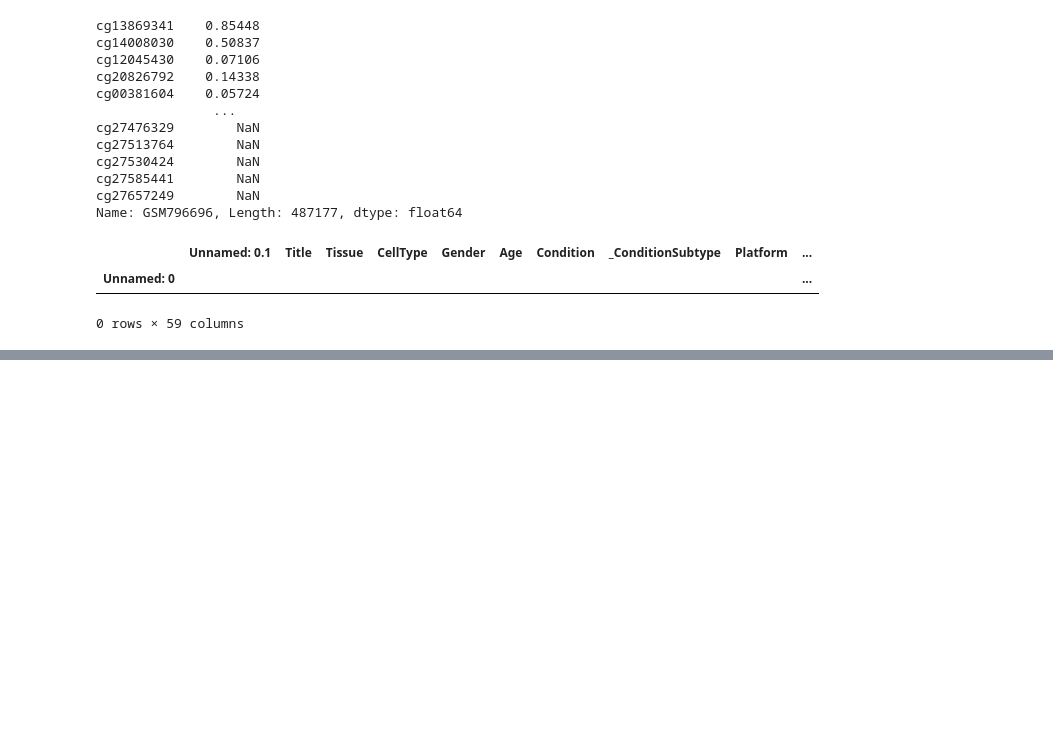
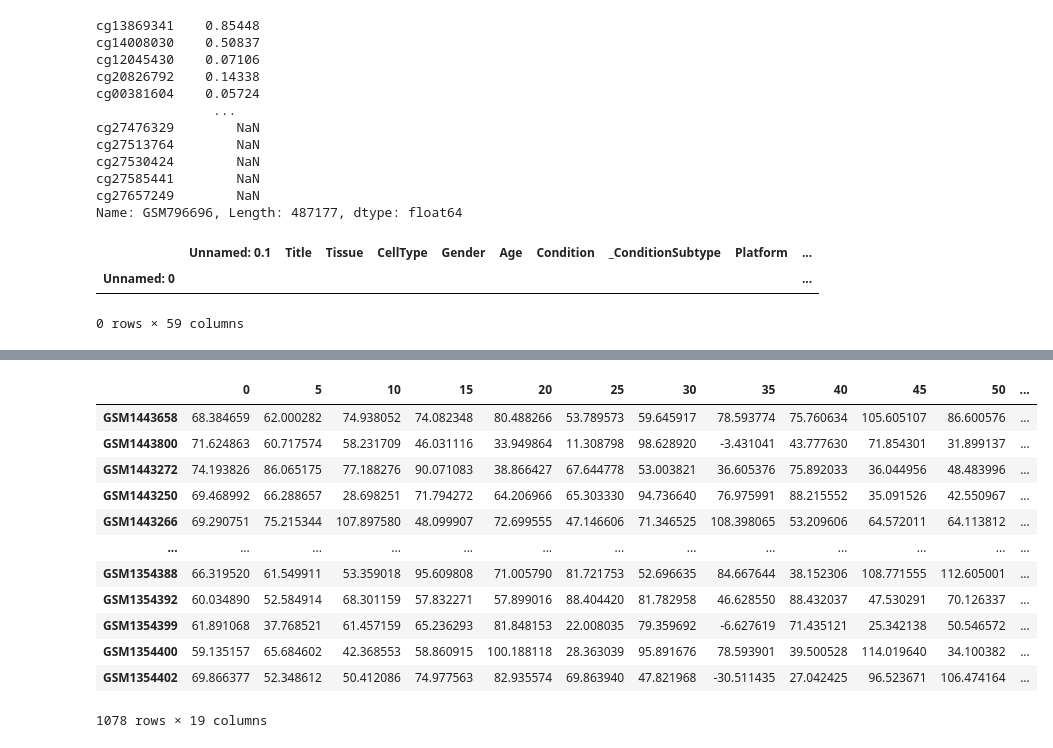
Before and after one commit to ComputationalAgingLab/ComputAge, a Jupyter notebook: imputation_linmodels.ipynb, the cells around one changed output, grey strips where cells are left out. Drawn from its saved outputs; the diff is of its cells as text; code cells hidden in the pictures; blank space fills up the shorter version.

```diff
--- a/imputation_linmodels.ipynb
+++ b/imputation_linmodels.ipynb
@@ -184,0 +249,16 @@ plt.savefig(f'figures/{mname}.png')
+# %%
+predses
+# %% [output]
+|  | 0 | 5 | 10 | 15 | 20 | 25 | 30 | 35 | 40 | 45 | 50 | ... |
+| GSM1443658 | 68.384659 | 62.000282 | 74.938052 | 74.082348 | 80.488266 | 53.789573 | 59.645917 | 78.593774 | 75.760634 | 105.605107 | 86.600576 | ... |
+| GSM1443800 | 71.624863 | 60.717574 | 58.231709 | 46.031116 | 33.949864 | 11.308798 | 98.628920 | -3.431041 | 43.777630 | 71.854301 | 31.899137 | ... |
+| GSM1443272 | 74.193826 | 86.065175 | 77.188276 | 90.071083 | 38.866427 | 67.644778 | 53.003821 | 36.605376 | 75.892033 | 36.044956 | 48.483996 | ... |
+| GSM1443250 | 69.468992 | 66.288657 | 28.698251 | 71.794272 | 64.206966 | 65.303330 | 94.736640 | 76.975991 | 88.215552 | 35.091526 | 42.550967 | ... |
+| GSM1443266 | 69.290751 | 75.215344 | 107.897580 | 48.099907 | 72.699555 | 47.146606 | 71.346525 | 108.398065 | 53.209606 | 64.572011 | 64.113812 | ... |
+| ... | ... | ... | ... | ... | ... | ... | ... | ... | ... | ... | ... | ... |
+| GSM1354388 | 66.319520 | 61.549911 | 53.359018 | 95.609808 | 71.005790 | 81.721753 | 52.696635 | 84.667644 | 38.152306 | 108.771555 | 112.605001 | ... |
+| GSM1354392 | 60.034890 | 52.584914 | 68.301159 | 57.832271 | 57.899016 | 88.404420 | 81.782958 | 46.628550 | 88.432037 | 47.530291 | 70.126337 | ... |
+| GSM1354399 | 61.891068 | 37.768521 | 61.457159 | 65.236293 | 81.848153 | 22.008035 | 79.359692 | -6.627619 | 71.435121 | 25.342138 | 50.546572 | ... |
+| GSM1354400 | 59.135157 | 65.684602 | 42.368553 | 58.860915 | 100.188118 | 28.363039 | 95.891676 | 78.593901 | 39.500528 | 114.019640 | 34.100382 | ... |
+| GSM1354402 | 69.866377 | 52.348612 | 50.412086 | 74.977563 | 82.935574 | 69.863940 | 47.821968 | -30.511435 | 27.042425 | 96.523671 | 106.474164 | ... |
+1078 rows × 19 columns
```
Also changed, not shown: parts of 12 cells of this notebook, 1 other file.
